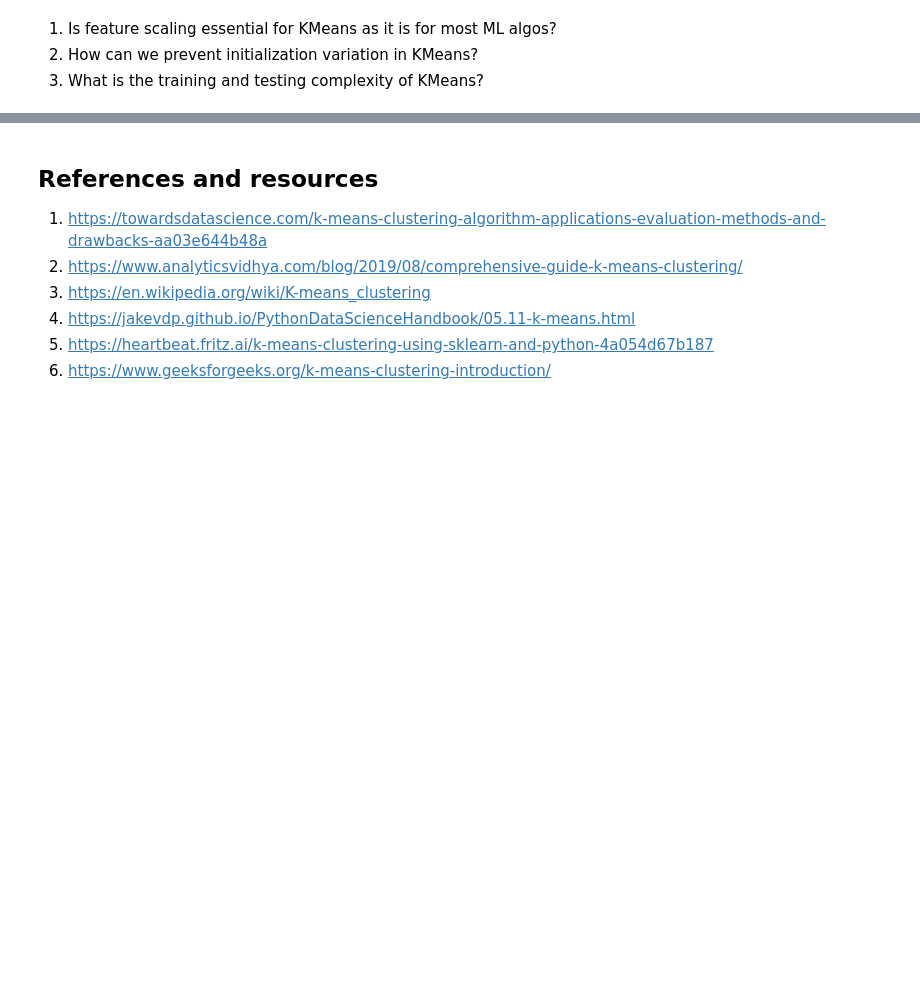
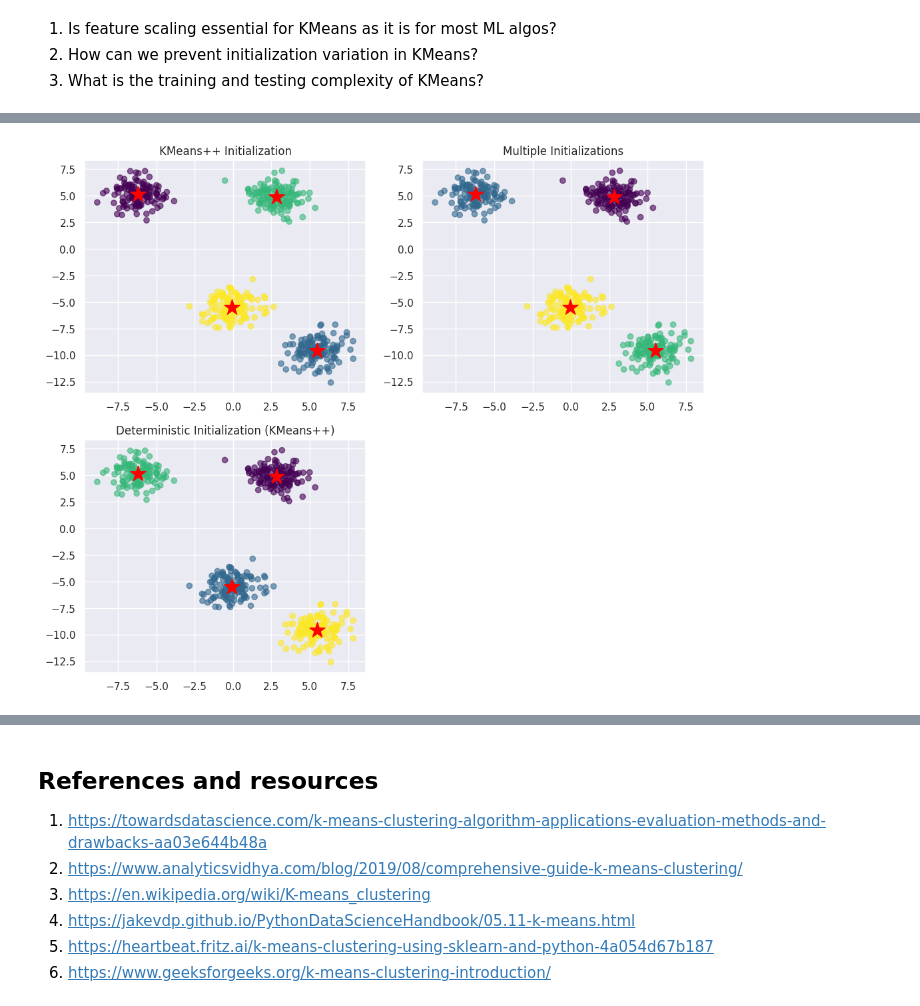
Before and after one commit to Kusuma2005/FMML-ASSINGNMENTS-AND-LABS, a Jupyter notebook: K_MeansClustering.ipynb, the cells around one changed output, grey strips where cells are left out. Cells and saved outputs as stored; diff of their text form; code cells hidden in the pictures; blank space fills up the shorter version.

```diff
--- a/K_MeansClustering.ipynb
+++ b/K_MeansClustering.ipynb
@@ -448,0 +467,54 @@ plt.scatter(x[:,0], x[:,1], c=y_kmeans3, cmap='rainbow')
+# %%
+#2)How can we prevent initialization variation in KMeans?
+
+from sklearn.cluster import KMeans
+from sklearn.datasets import make_blobs
+import numpy as np
+import matplotlib.pyplot as plt
+
+# Generating Synthetic Data
+X, _ = make_blobs(n_samples=500, n_features=2, centers=4, random_state=10)
+
+# Method 1: KMeans++ Initialization
+kmeans_pp = KMeans(n_clusters=4, init='k-means++', random_state=42)
+kmeans_pp.fit(X)
+centroids_pp = kmeans_pp.cluster_centers_
+
+# Method 2: Multiple Initializations
+def kmeans_multiple_init(X, n_clusters, n_init):
+  best_inertia = None
+  best_kmeans = None
+  for _ in range(n_init):
+    kmeans = KMeans(n_clusters=n_clusters, init='random', n_init=1, random_state=None)
+    kmeans.fit(X)
+    if best_inertia is None or kmeans.inertia_ < best_inertia:
+       best_inertia = kmeans.inertia_
+       best_kmeans = kmeans
+  return best_kmeans
+kmeans_multiple = kmeans_multiple_init(X, n_clusters=4, n_init=10)
+centroids_multiple = kmeans_multiple.cluster_centers_
+
+# Method 3: Deterministic Initialization (KMeans++)
+kmeans_deterministic = KMeans(n_clusters=4, init='k-means++', random_state=None)
+kmeans_deterministic.fit(X)
+centroids_deterministic = kmeans_deterministic.cluster_centers_
+
+# Plotting
+plt.figure(figsize=(12, 10))
+plt.subplot(221)
+plt.scatter(X[:, 0], X[:, 1], c=kmeans_pp.labels_, cmap='viridis', alpha=0.6)
+plt.scatter(centroids_pp[:, 0], centroids_pp[:, 1], c='red', marker='*', s=300)
+plt.title('KMeans++ Initialization')
+
+plt.subplot(222)
+plt.scatter(X[:, 0], X[:, 1], c=kmeans_multiple.labels_, cmap='viridis', alpha=0.6)
+plt.scatter(centroids_multiple[:, 0], centroids_multiple[:, 1], c='red', marker='*', s=300)
+plt.title('Multiple Initializations')
+
+plt.subplot(223)
+plt.scatter(X[:, 0], X[:, 1], c=kmeans_deterministic.labels_, cmap='viridis', alpha=0.6)
+plt.scatter(centroids_deterministic[:, 0], centroids_deterministic[:, 1], c='red', marker='*', s=300)
+plt.title('Deterministic Initialization (KMeans++)')
+plt.show()
+# %% [output]
+[figure, added]
```
Also changed, not shown: parts of 3 cells of this notebook.
